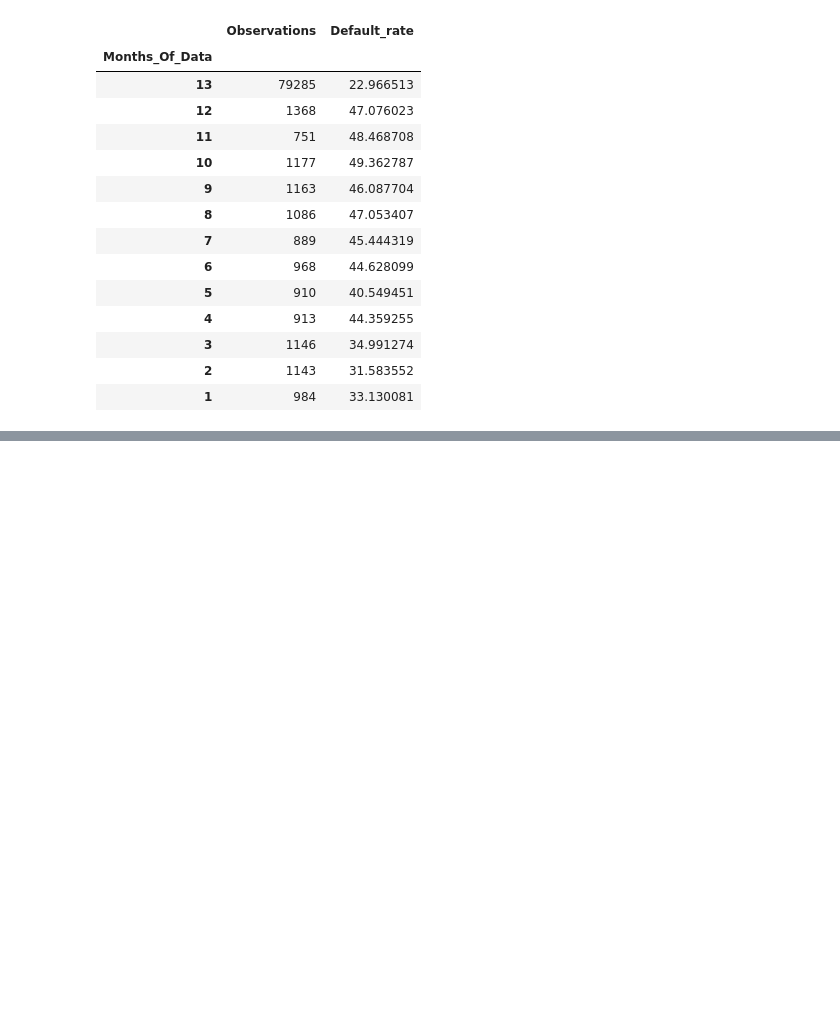
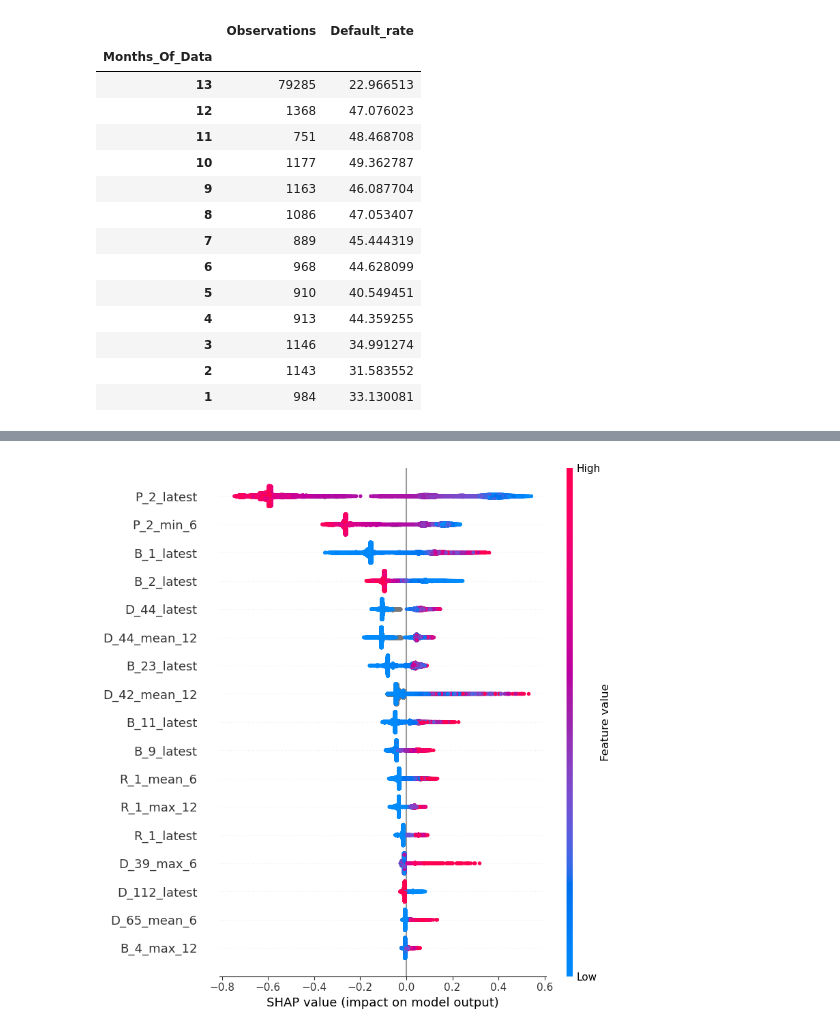
Before and after one commit to prathikraju/Credit_Risk_Project, a Jupyter notebook: Credi Risk Project.ipynb, the cells around one changed output, grey strips where cells are left out. Drawn from its saved outputs; the diff is of its cells as text; code cells hidden in the pictures; blank space fills up the shorter version.

```diff
--- a/Credi Risk Project.ipynb
+++ b/Credi Risk Project.ipynb
@@ -279,0 +527,12 @@ result
+# %%
+threshold = 0.005
+
+important1 = set(importance1[importance1['importance'] > threshold]['feature'])
+important2 = set(importance2[importance2['importance'] > threshold]['feature'])
+# %%
+# Keep features that are important in EITHER model
+selected_features = sorted(important1 | important2)
+
+print(f"Model 1 selected: {len(important1)}")
+print(f"Model 2 selected: {len(important2)}")
+print(f"Combined (union): {len(selected_features)}")
@@ -279,0 +658,14 @@ result
+# %%
+import pickle
+
+best_xgb = XGBClassifier(
+    n_estimators=100,
+    learning_rate=0.01,
+    max_depth=4,
+    subsample=0.5,
+    colsample_bytree=0.5,
+    scale_pos_weight=5,
+    random_state=42,
+    eval_metric='logloss'
+)
+best_xgb.fit(X_train_s, y_train)
@@ -279,0 +742,10 @@ result
+# %%
+import shap
+
+explainer = shap.Explainer(best_xgb)
+shap_values = explainer.shap_values(X_test2_s)
+
+# Slide 10 - Beeswarm plot
+shap.summary_plot(shap_values, X_test2_s)
+# %% [output]
+[figure, added]
```
Also changed, not shown: parts of 45 cells of this notebook.
